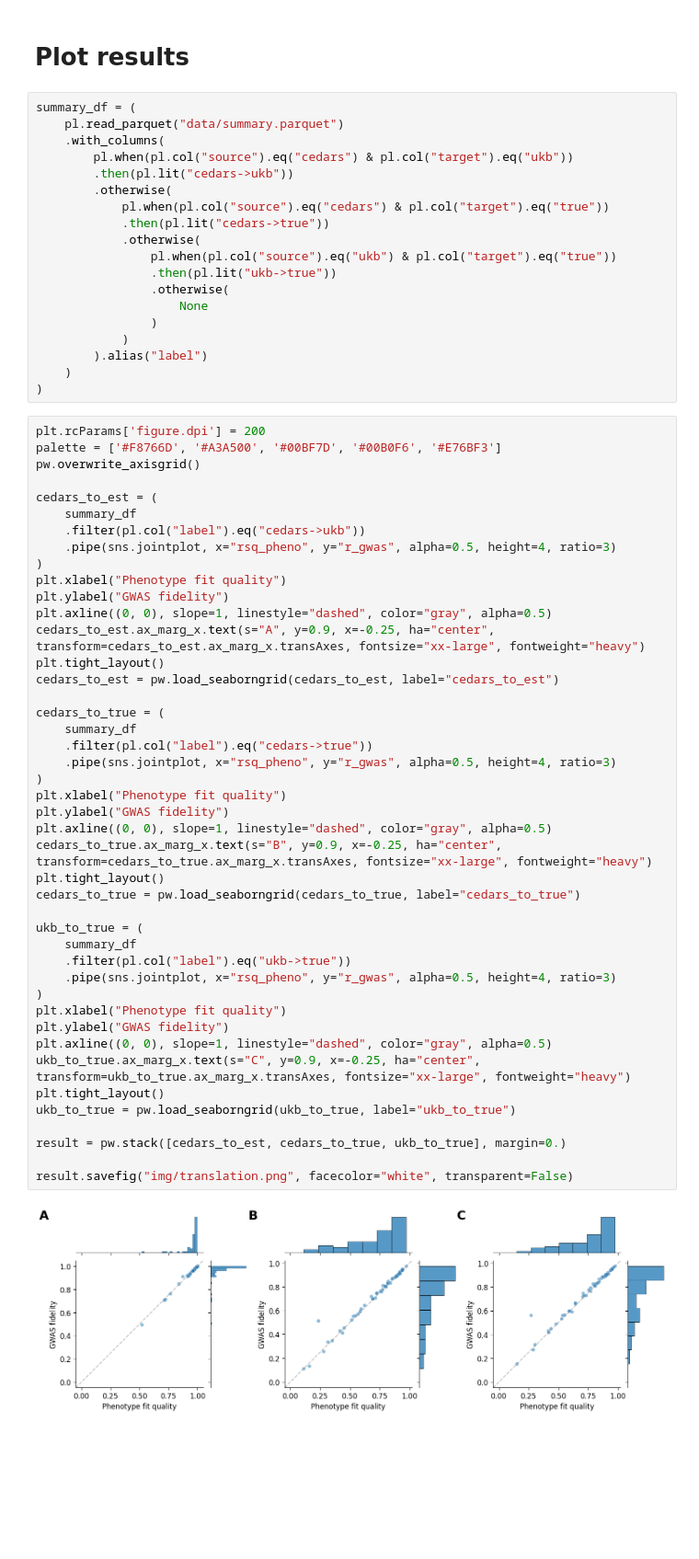
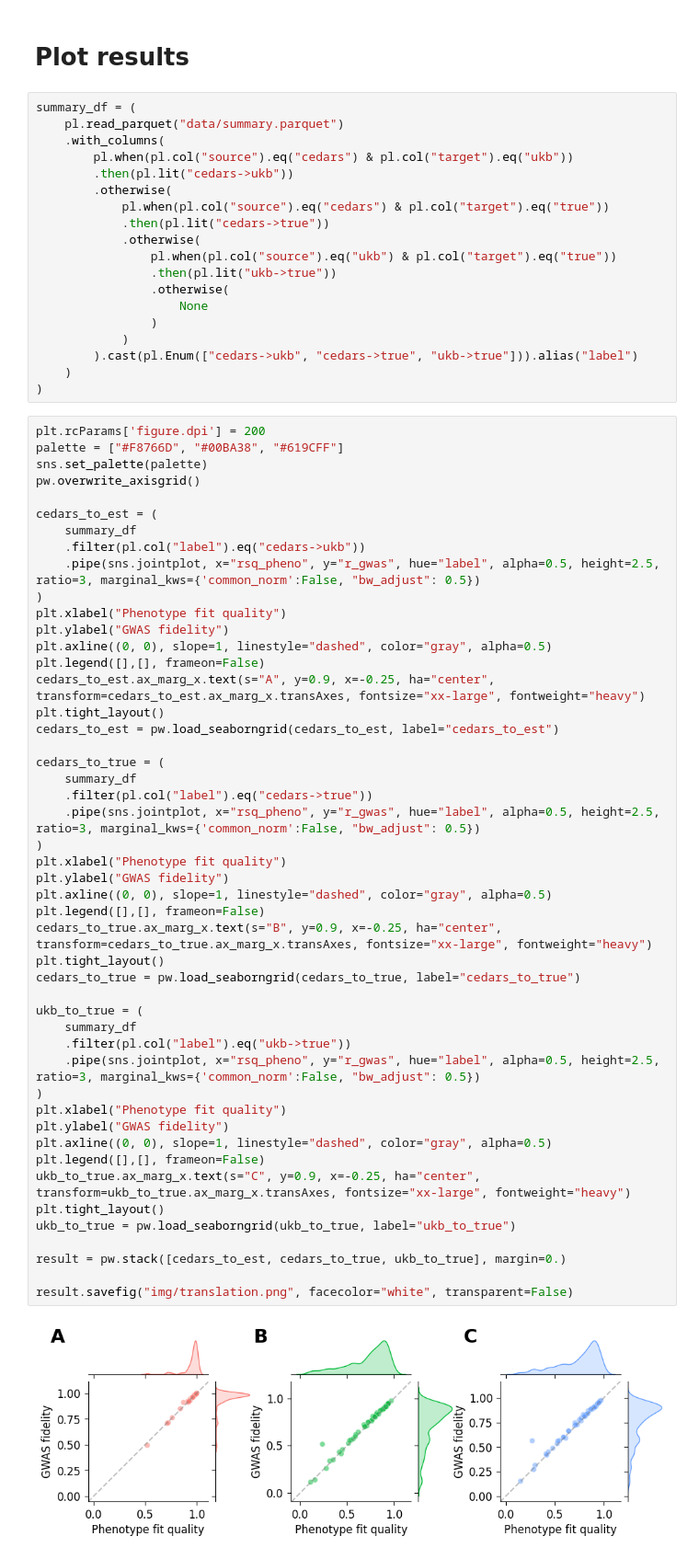
Before and after one commit to zietzm/webgwas-analysis, a Jupyter notebook: analyses/4.portability/1.gather-cedars-data.ipynb, the cells around one changed output. Shown: that part at 92% size. Drawn from its saved outputs; the diff is of its cells as text; blank space fills up the shorter version.

```diff
--- a/analyses/4.portability/1.gather-cedars-data.ipynb
+++ b/analyses/4.portability/1.gather-cedars-data.ipynb
@@ -334,52 +334,56 @@ summary_df = (
                     None
                 )
             )
-        ).alias("label")
+        ).cast(pl.Enum(["cedars->ukb", "cedars->true", "ukb->true"])).alias("label")
     )
 )
 # %%
 plt.rcParams['figure.dpi'] = 200
-palette = ['#F8766D', '#A3A500', '#00BF7D', '#00B0F6', '#E76BF3']
+palette = ["#F8766D", "#00BA38", "#619CFF"]
+sns.set_palette(palette)
 pw.overwrite_axisgrid()
 
 cedars_to_est = (
     summary_df
     .filter(pl.col("label").eq("cedars->ukb"))
-    .pipe(sns.jointplot, x="rsq_pheno", y="r_gwas", alpha=0.5, height=4, ratio=3)
+    .pipe(sns.jointplot, x="rsq_pheno", y="r_gwas", hue="label", alpha=0.5, height=2.5, ratio=3, marginal_kws={'common_norm':False, "bw_adjust": 0.5})
 )
 plt.xlabel("Phenotype fit quality")
 plt.ylabel("GWAS fidelity")
 plt.axline((0, 0), slope=1, linestyle="dashed", color="gray", alpha=0.5)
+plt.legend([],[], frameon=False)
 cedars_to_est.ax_marg_x.text(s="A", y=0.9, x=-0.25, ha="center", transform=cedars_to_est.ax_marg_x.transAxes, fontsize="xx-large", fontweight="heavy")
 plt.tight_layout()
 cedars_to_est = pw.load_seaborngrid(cedars_to_est, label="cedars_to_est")
 
 cedars_to_true = (
     summary_df
     .filter(pl.col("label").eq("cedars->true"))
-    .pipe(sns.jointplot, x="rsq_pheno", y="r_gwas", alpha=0.5, height=4, ratio=3)
+    .pipe(sns.jointplot, x="rsq_pheno", y="r_gwas", hue="label", alpha=0.5, height=2.5, ratio=3, marginal_kws={'common_norm':False, "bw_adjust": 0.5})
 )
 plt.xlabel("Phenotype fit quality")
 plt.ylabel("GWAS fidelity")
 plt.axline((0, 0), slope=1, linestyle="dashed", color="gray", alpha=0.5)
+plt.legend([],[], frameon=False)
 cedars_to_true.ax_marg_x.text(s="B", y=0.9, x=-0.25, ha="center", transform=cedars_to_true.ax_marg_x.transAxes, fontsize="xx-large", fontweight="heavy")
 plt.tight_layout()
 cedars_to_true = pw.load_seaborngrid(cedars_to_true, label="cedars_to_true")
 
 ukb_to_true = (
     summary_df
     .filter(pl.col("label").eq("ukb->true"))
-    .pipe(sns.jointplot, x="rsq_pheno", y="r_gwas", alpha=0.5, height=4, ratio=3)
+    .pipe(sns.jointplot, x="rsq_pheno", y="r_gwas", hue="label", alpha=0.5, height=2.5, ratio=3, marginal_kws={'common_norm':False, "bw_adjust": 0.5})
 )
 plt.xlabel("Phenotype fit quality")
 plt.ylabel("GWAS fidelity")
 plt.axline((0, 0), slope=1, linestyle="dashed", color="gray", alpha=0.5)
+plt.legend([],[], frameon=False)
 ukb_to_true.ax_marg_x.text(s="C", y=0.9, x=-0.25, ha="center", transform=ukb_to_true.ax_marg_x.transAxes, fontsize="xx-large", fontweight="heavy")
 plt.tight_layout()
 ukb_to_true = pw.load_seaborngrid(ukb_to_true, label="ukb_to_true")
 
 result = pw.stack([cedars_to_est, cedars_to_true, ukb_to_true], margin=0.)
 
 result.savefig("img/translation.png", facecolor="white", transparent=False)
 # %% [output]
-[figure, old version]
+[figure, new version]
```
Also changed, not shown: 1 other file.
